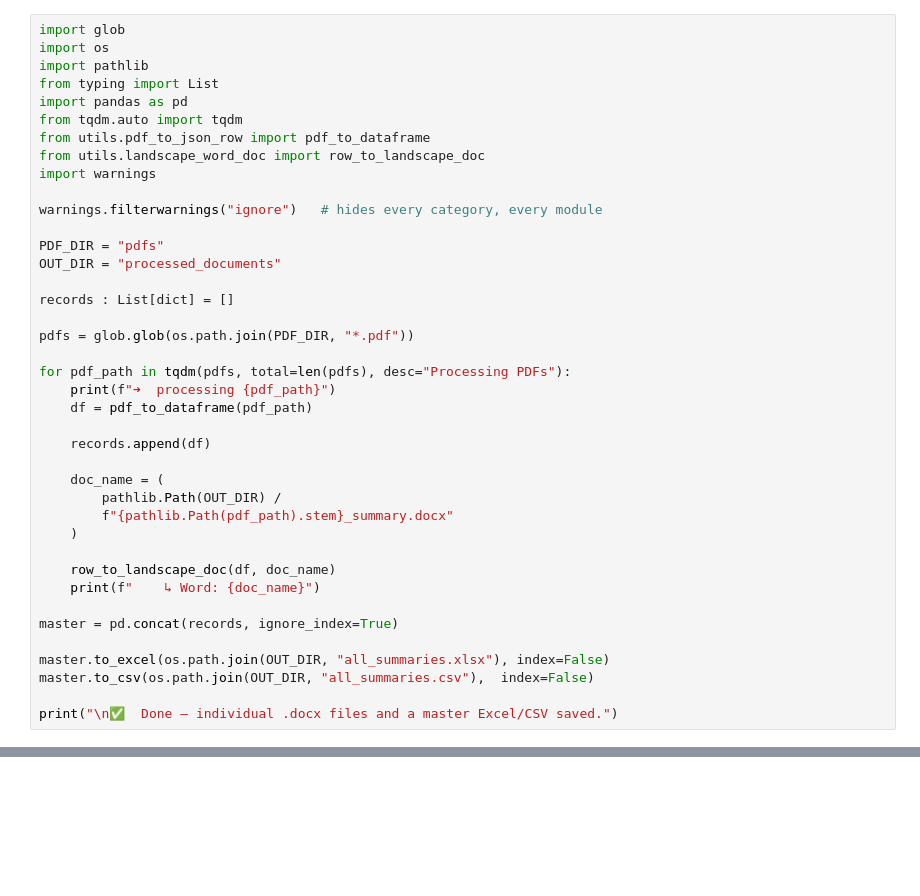
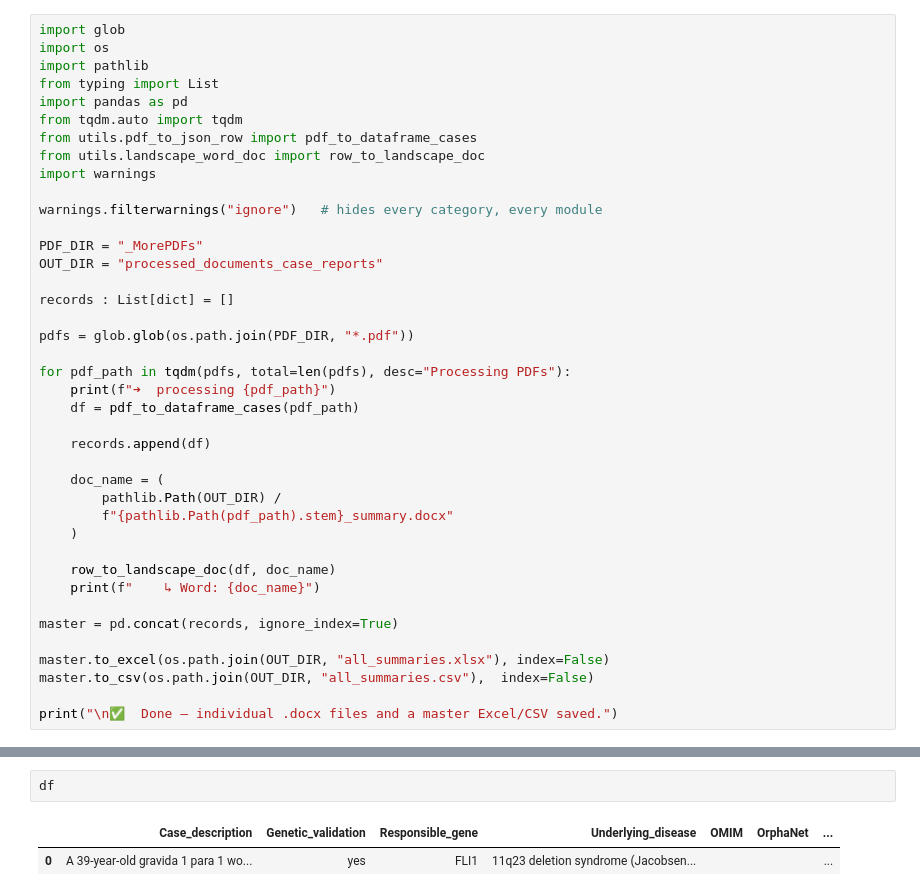
Before and after one commit to Unsaif/docling, a Jupyter notebook: automate_imd_info.ipynb, the cells around one changed output, grey strips where cells are left out. Cells and saved outputs as stored; diff of their text form; blank space fills up the shorter version.

```diff
--- a/automate_imd_info.ipynb
+++ b/automate_imd_info.ipynb
@@ -5,14 +5,14 @@ import pathlib
 from typing import List
 import pandas as pd
 from tqdm.auto import tqdm
-from utils.pdf_to_json_row import pdf_to_dataframe
+from utils.pdf_to_json_row import pdf_to_dataframe_cases
 from utils.landscape_word_doc import row_to_landscape_doc
 import warnings
 
 warnings.filterwarnings("ignore")   # hides every category, every module
 
-PDF_DIR = "pdfs"
-OUT_DIR = "processed_documents"
+PDF_DIR = "_MorePDFs"
+OUT_DIR = "processed_documents_case_reports"
 
 records : List[dict] = []
 
@@ -20,7 +20,7 @@ pdfs = glob.glob(os.path.join(PDF_DIR, "*.pdf"))
 
 for pdf_path in tqdm(pdfs, total=len(pdfs), desc="Processing PDFs"):
     print(f"➜  processing {pdf_path}")
-    df = pdf_to_dataframe(pdf_path)
+    df = pdf_to_dataframe_cases(pdf_path)
 
     records.append(df)
 
@@ -47,0 +139,5 @@ print("\n✅  Done — individual .docx files and a master Excel/CSV saved.")
+# %%
+df
+# %% [output]
+|  | Case_description | Genetic_validation | Responsible_gene | Underlying_disease | OMIM | OrphaNet | ... |
+| 0 | A 39-year-old gravida 1 para 1 wo... | yes | FLI1 | 11q23 deletion syndrome (Jacobsen... |  |  | ... |
```
Also changed, not shown: parts of 12 cells of this notebook, 9 other files.
